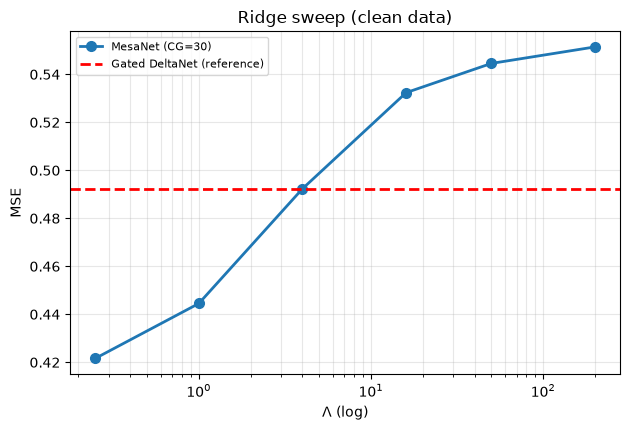
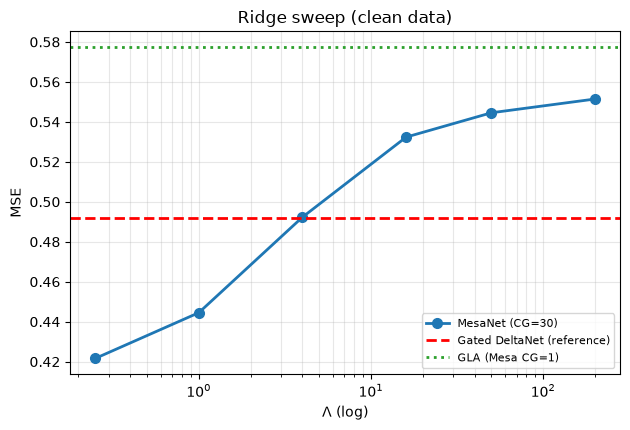
Unified diff of the notebook cell whose output changed from the first chart to the second:
--- before
+++ after
@@ -2,4 +2,5 @@
 plt.semilogx(lams, mesa_mse, "o-", color="C0", lw=2, ms=7, label="MesaNet (CG=30)")
 plt.axhline(gdn_mse, color="r", ls="--", lw=2, label="Gated DeltaNet (reference)")
+plt.axhline(gla_mse, color="C2", ls=":", lw=2, label="GLA (Mesa CG=1)")
 # plt.fill_between(lams, mesa_mse, gdn_mse, where=(mesa_mse <= gdn_mse),
 #                  color="C2", alpha=0.18, label="Mesa below GDN (compute worth it)")

Commit: added small result